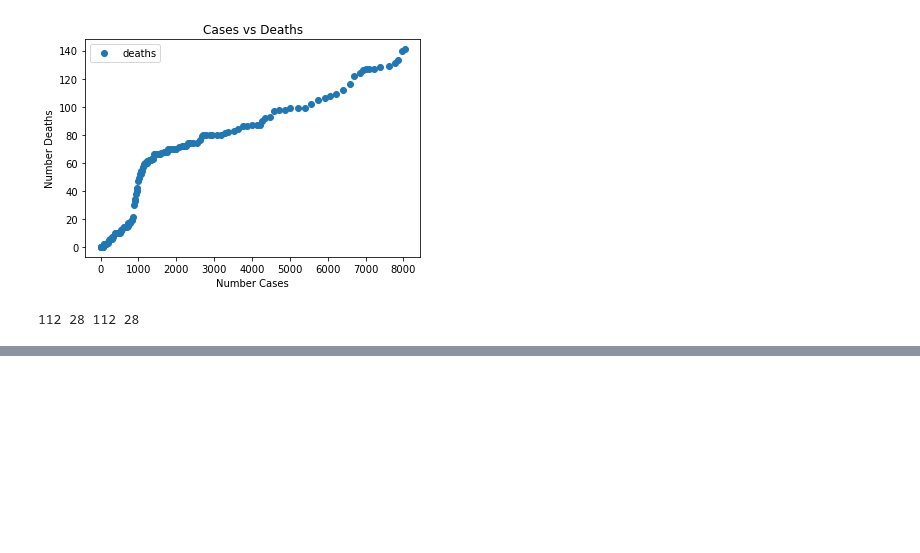
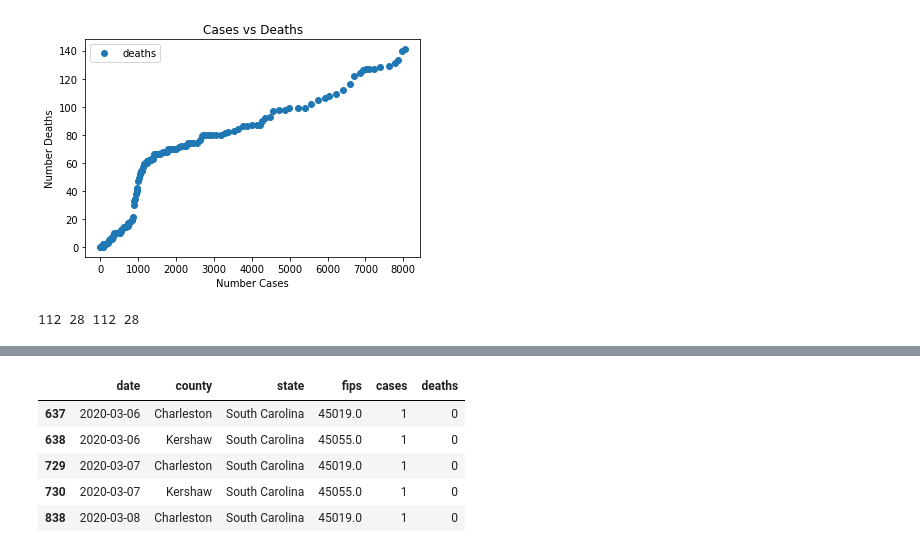
Before and after one commit to biplav-s/course-d2d-ai, a Jupyter notebook: sample-code/l6-l7-supervised-ml/Supervised-Regression.ipynb, the cells around one changed output, grey strips where cells are left out. Drawn from its saved outputs; the diff is of its cells as text; code cells hidden in the pictures; blank space fills up the shorter version.

```diff
--- a/sample-code/l6-l7-supervised-ml/Supervised-Regression.ipynb
+++ b/sample-code/l6-l7-supervised-ml/Supervised-Regression.ipynb
@@ -122,0 +174,10 @@ Root Mean Squared Error: 15.8025217590278
+# %%
+# See a sample
+data_sc.head()
+# %% [output]
+|  | date | county | state | fips | cases | deaths |
+| 637 | 2020-03-06 | Charleston | South Carolina | 45019.0 | 1 | 0 |
+| 638 | 2020-03-06 | Kershaw | South Carolina | 45055.0 | 1 | 0 |
+| 729 | 2020-03-07 | Charleston | South Carolina | 45019.0 | 1 | 0 |
+| 730 | 2020-03-07 | Kershaw | South Carolina | 45055.0 | 1 | 0 |
+| 838 | 2020-03-08 | Charleston | South Carolina | 45019.0 | 1 | 0 |
```
Also changed, not shown: parts of 10 cells of this notebook, 1 other file.
